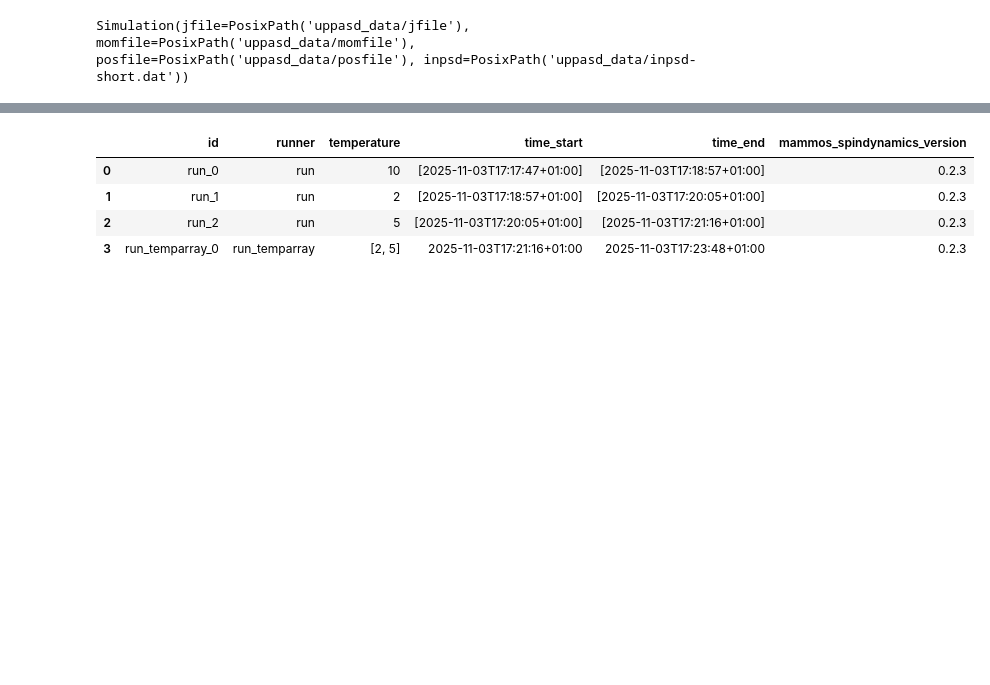
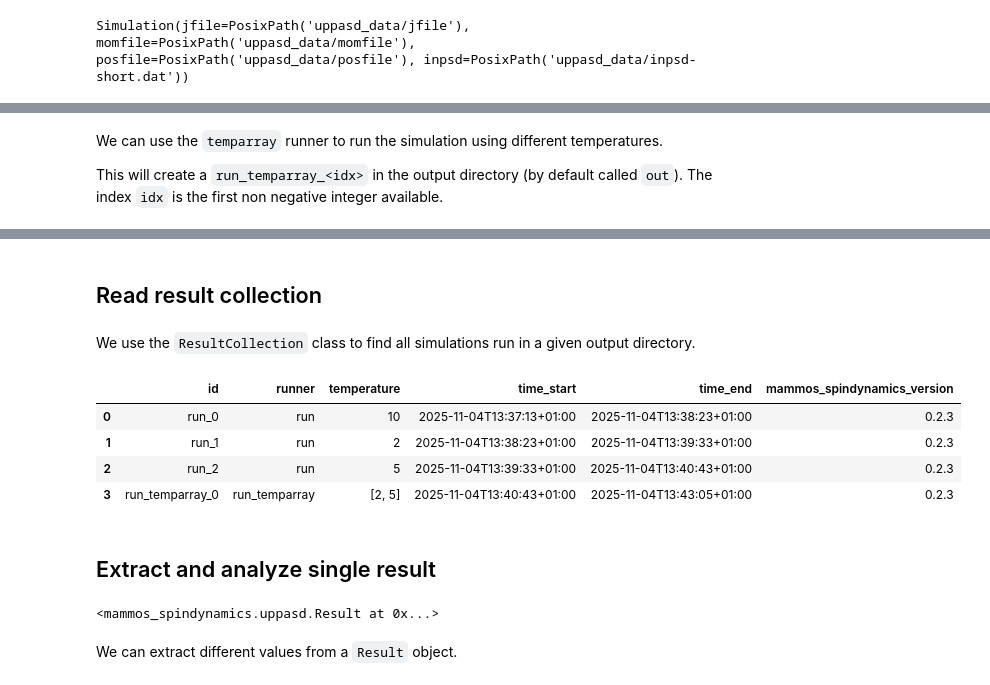
Before and after one commit to MaMMoS-project/mammos-spindynamics, a Jupyter notebook: examples/UppASD.ipynb, the cells around one changed output, grey strips where cells are left out. Cells and saved outputs as stored; diff of their text form; code cells hidden in the pictures; blank space fills up the shorter version.

```diff
--- a/examples/UppASD.ipynb
+++ b/examples/UppASD.ipynb
@@ -68 +98,6 @@ for T in [2, 5]:
+# %% [markdown]
+We can use the `temparray` runner to run the simulation using different temperatures.
+
+This will create a `run_temparray_<idx>` in the output directory (by default called `out`).
+The index `idx` is the first non negative integer available.
 # %%
@@ -93,9 +126,22 @@ from mammos_spindynamics import uppasd
+# %% [markdown]
+## Read result collection
+# %% [markdown]
+We use the `ResultCollection` class to find all simulations run in a given output directory.
 # %%
-res = uppasd.postprocess_outdir("out")
+res = uppasd.ResultCollection("out")
 res
 # %% [output]
 |  | id | runner | temperature | time_start | time_end | mammos_spindynamics_version |
-| 0 | run_0 | run | 10 | [2025-11-03T17:17:47+01:00] | [2025-11-03T17:18:57+01:00] | 0.2.3 |
-| 1 | run_1 | run | 2 | [2025-11-03T17:18:57+01:00] | [2025-11-03T17:20:05+01:00] | 0.2.3 |
-| 2 | run_2 | run | 5 | [2025-11-03T17:20:05+01:00] | [2025-11-03T17:21:16+01:00] | 0.2.3 |
-| 3 | run_temparray_0 | run_temparray | [2, 5] | 2025-11-03T17:21:16+01:00 | 2025-11-03T17:23:48+01:00 | 0.2.3 |
+| 0 | run_0 | run | 10 | 2025-11-04T13:37:13+01:00 | 2025-11-04T13:38:23+01:00 | 0.2.3 |
+| 1 | run_1 | run | 2 | 2025-11-04T13:38:23+01:00 | 2025-11-04T13:39:33+01:00 | 0.2.3 |
+| 2 | run_2 | run | 5 | 2025-11-04T13:39:33+01:00 | 2025-11-04T13:40:43+01:00 | 0.2.3 |
+| 3 | run_temparray_0 | run_temparray | [2, 5] | 2025-11-04T13:40:43+01:00 | 2025-11-04T13:43:05+01:00 | 0.2.3 |
+# %% [markdown]
+## Extract and analyze single result
+# %%
+r0 = res[0]
+r0
+# %% [output]
+<mammos_spindynamics.uppasd.Result at 0x...>
+# %% [markdown]
+We can extract different values from a `Result` object.
```
Also changed, not shown: parts of 27 cells of this notebook, 3 other files.
